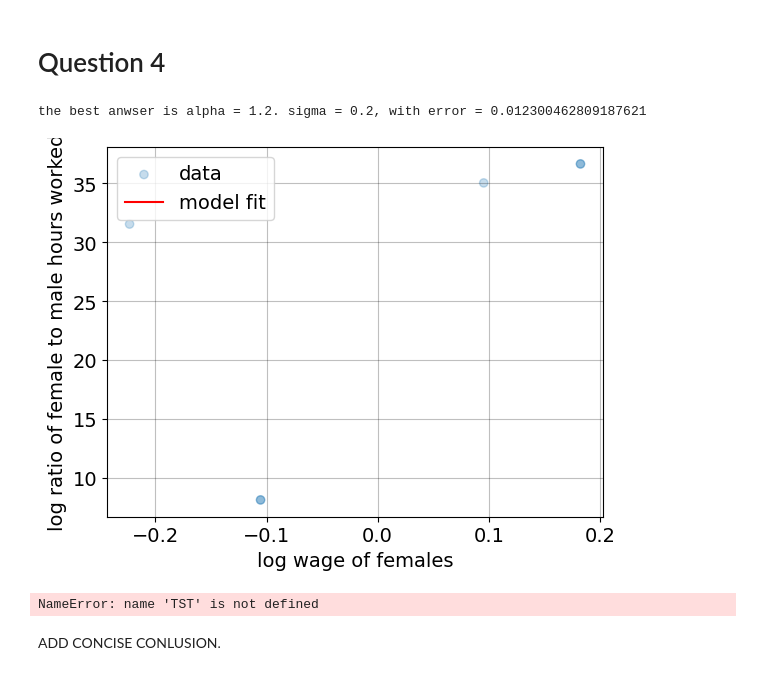
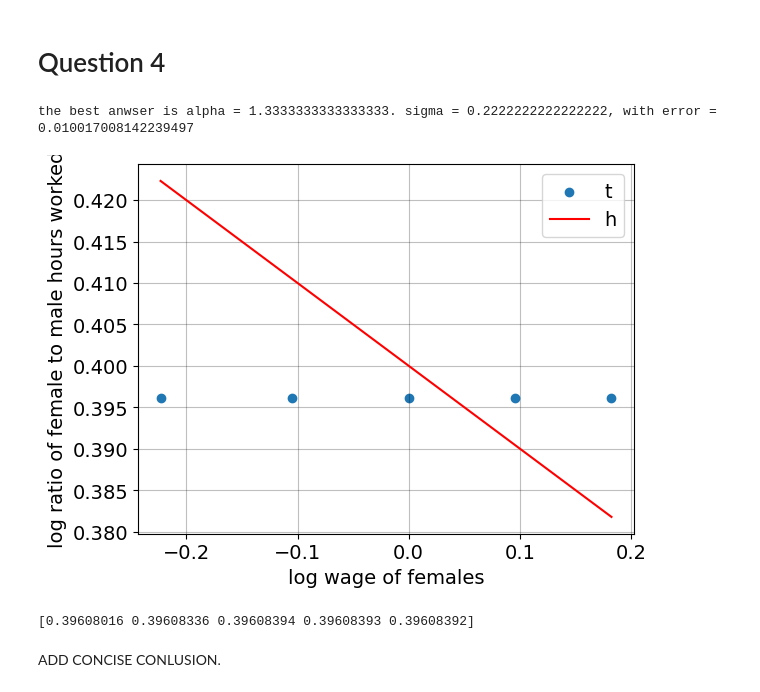
Before and after one commit to NumEconCopenhagen/projects-2023-the-best-duo, a Jupyter notebook: inauguralproject/inauguralproject.ipynb, the cells around one changed output. Cells and saved outputs as stored; diff of their text form; code cells hidden in the pictures.

```diff
--- a/inauguralproject/inauguralproject.ipynb
+++ b/inauguralproject/inauguralproject.ipynb
@@ -131,27 +132,31 @@ model.sol.beta1
 # %% [markdown]
 # Question 4
 # %%
-model.estimate()
+obs_par = model.estimate()
 
 par = model.par
 sol = model.sol
 
+par.alpha, par.sigma = obs_par
+
 # plot data
 plt.figure()
-plt.scatter(np.log(par.wF_vec), np.log(sol.HF_vec/sol.HM_vec), alpha=alpha_vec, label='data')
 model.solve_wF_vec()
+plt.scatter(np.log(par.wF_vec), np.log(sol.HF_vec/sol.HM_vec), label='data')
+
+
 model.run_regression()
-y_model = sol.beta0 + sol.beta1 * np.log(par.wF_vec)
+y_model = 0.4 + -0.1 * np.log(par.wF_vec)
 plt.plot(np.log(par.wF_vec), y_model, label='model fit', color='red')
 plt.xlabel('log wage of females')
 plt.ylabel('log ratio of female to male hours worked')
 plt.legend()
 plt.show()
 
-TST
+print(np.log(sol.HF_vec/sol.HM_vec))
 # %% [output]
-the best anwser is alpha = 1.2. sigma = 0.2, with error = 0.012300462809187621
+the best anwser is alpha = 1.3333333333333333. sigma = 0.2222222222222222, with error = 0.010017008142239497
-[figure, old version]
+[figure, new version]
-NameError: name 'TST' is not defined
+[0.39608016 0.39608336 0.39608394 0.39608393 0.39608392]
 # %% [markdown]
 ADD CONCISE CONLUSION.
```
Also changed, not shown: parts of 2 cells of this notebook, 1 other file.
